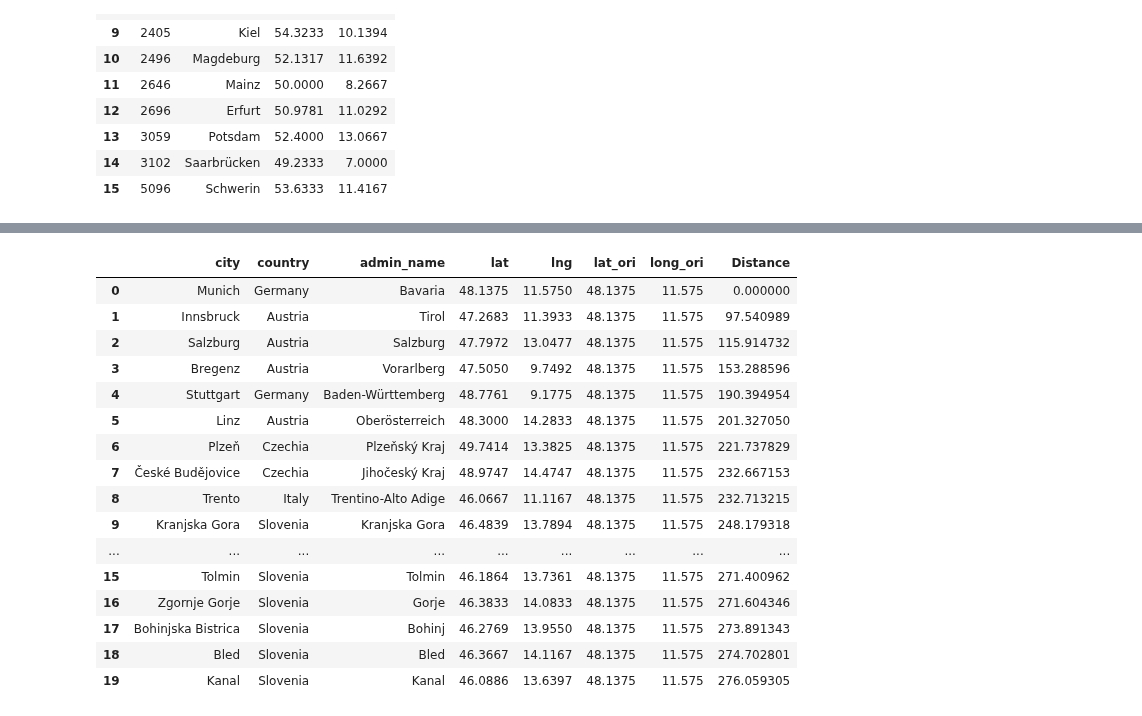
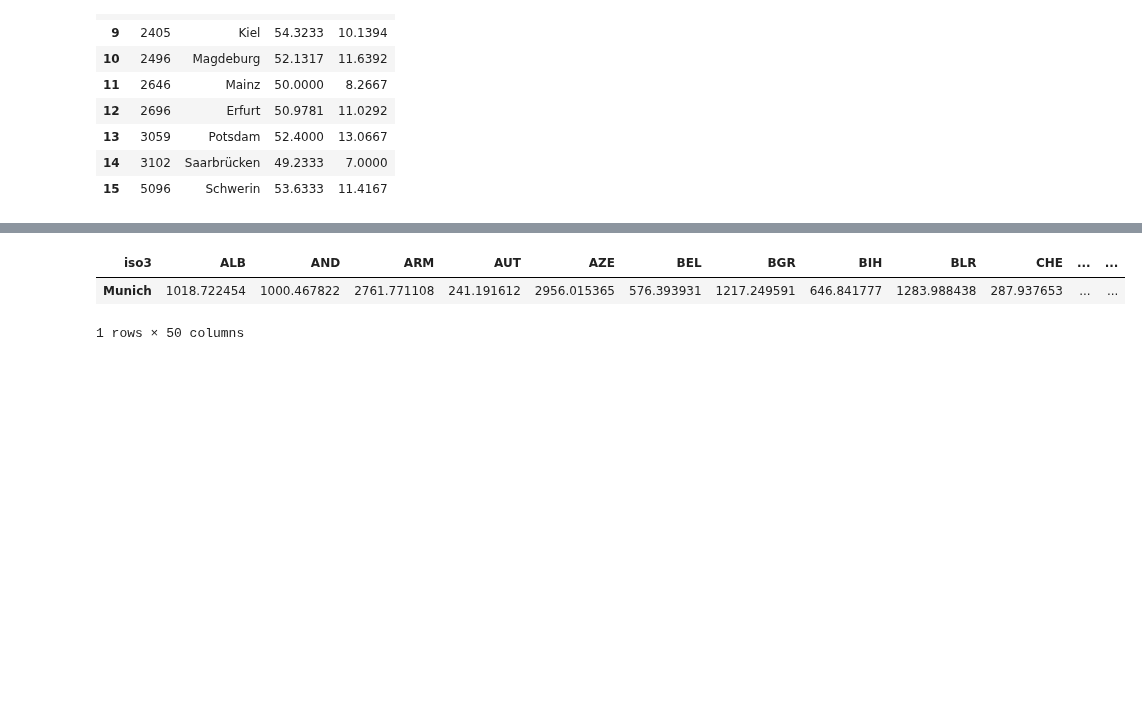
Before and after one commit to Alvaroguijarro97/ML_Group_Project, a Jupyter notebook: Data_Geography_v2.ipynb, the cells around one changed output, grey strips where cells are left out. Cells and saved outputs as stored; diff of their text form; code cells hidden in the pictures; blank space fills up the shorter version.

```diff
--- a/Data_Geography_v2.ipynb
+++ b/Data_Geography_v2.ipynb
@@ -63,7 +63,6 @@ The "world cities" data set contains information of over 4 million unique cities
 More information regarding this dataset can be found in: https://simplemaps.com/data/world-cities
 # %%
 # Download the list of the EU countries
-!pip install countrygroups
-from countrygroups import EUROPEAN_UNION
-EUROPEAN_UNION
+uploaded_names = files.upload()
+europe_names = pd.read_csv('naming_convention.csv')
 # %% [output]
@@ -94,27 +71,5 @@ Successfully installed countrygroups-0.13.0 shortcountrynames-0.10.0
 # %%
 # (NOTE) Do the list of every european country in the abortion atlas
-Europe = ['AUT','BEL','BGR','CYP',
- 'CZE',
- 'DEU',
- 'DNK',
- 'ESP',
- 'EST',
- 'FIN',
- 'FRA',
- 'GRC',
- 'HRV',
- 'HUN',
- 'IRL',
- 'ITA',
- 'LTU',
- 'LUX',
- 'LVA',
- 'MLT',
- 'NLD',
- 'POL',
- 'PRT',
- 'ROU',
- 'SVK',
- 'SVN',
- 'SWE']
+Europe = europe_names['iso3']
+Europe
 # %% [output]
@@ -122,6 +93,6 @@ NameError: ignored
 # %%
 # Create a dataset only containing EU countries and their cities
-eu_countries = geography_data[geography_data.iso3.isin(EUROPEAN_UNION)]
+eu_countries = geography_data[geography_data.iso3.isin(Europe)]
 eu_countries = eu_countries[(eu_countries.capital == 'admin') | (eu_countries.capital == 'primary')]
 eu_countries.info()
 eu_countries.sort_values(by='population', ascending = False).head(25)
@@ -292,40 +236,28 @@ Hamburg_Distance.head(20)
 # %%
 #Munich 3
 #Create a Dataframe for each German State Capital City and calculate the distance between every European state Capital
-Munich_Distance = eu_countries[['city','country','admin_name','lat','lng']].copy().reset_index(drop='True')
+Munich_Distance = eu_countries[['city','country','iso3','admin_name','lat','lng']].copy().reset_index(drop='True')
 
 #Get the coordinates of the German State Capital City
 long_ori = germany[germany['city'] == 'Munich'][['lng']]
 long_ori= long_ori['lng'].iat[0]
 lat_ori = germany[germany['city'] == 'Munich'][['lat']]
 lat_ori= lat_ori['lat'].iat[0]
 Munich_Distance["lat_ori"] = lat_ori
 Munich_Distance["long_ori"] = long_ori
 #Calculate the distance between cities
 Munich_Distance["Distance"] = haversine_vectorize(Munich_Distance['lng'],
                                                   Munich_Distance['lat'],
                                                   Munich_Distance['long_ori'],
                                                   Munich_Distance['lat_ori'])
 Munich_Distance = Munich_Distance.sort_values(by = 'Distance').reset_index(drop='True')
-Munich_Distance.head(20)
+Dis_Mun = Munich_Distance.groupby(['iso3']).mean(['distance']).sort_values(by = 'Distance').drop(columns = ['lat','lng','lat_ori','long_ori'])
+Dis_Mun = Dis_Mun.rename(columns = {"Distance":"Munich"}).pivot_table(columns = "iso3")
+Dis_Mun
 # %% [output]
-|  | city | country | admin_name | lat | lng | lat_ori | long_ori | Distance |
-| 0 | Munich | Germany | Bavaria | 48.1375 | 11.5750 | 48.1375 | 11.575 | 0.000000 |
-| 1 | Innsbruck | Austria | Tirol | 47.2683 | 11.3933 | 48.1375 | 11.575 | 97.540989 |
-| 2 | Salzburg | Austria | Salzburg | 47.7972 | 13.0477 | 48.1375 | 11.575 | 115.914732 |
-| 3 | Bregenz | Austria | Vorarlberg | 47.5050 | 9.7492 | 48.1375 | 11.575 | 153.288596 |
-| 4 | Stuttgart | Germany | Baden-Württemberg | 48.7761 | 9.1775 | 48.1375 | 11.575 | 190.394954 |
-| 5 | Linz | Austria | Oberösterreich | 48.3000 | 14.2833 | 48.1375 | 11.575 | 201.327050 |
-| 6 | Plzeň | Czechia | Plzeňský Kraj | 49.7414 | 13.3825 | 48.1375 | 11.575 | 221.737829 |
-| 7 | České Budějovice | Czechia | Jihočeský Kraj | 48.9747 | 14.4747 | 48.1375 | 11.575 | 232.667153 |
-| 8 | Trento | Italy | Trentino-Alto Adige | 46.0667 | 11.1167 | 48.1375 | 11.575 | 232.713215 |
-| 9 | Kranjska Gora | Slovenia | Kranjska Gora | 46.4839 | 13.7894 | 48.1375 | 11.575 | 248.179318 |
-| ... | ... | ... | ... | ... | ... | ... | ... | ... |
-| 15 | Tolmin | Slovenia | Tolmin | 46.1864 | 13.7361 | 48.1375 | 11.575 | 271.400962 |
-| 16 | Zgornje Gorje | Slovenia | Gorje | 46.3833 | 14.0833 | 48.1375 | 11.575 | 271.604346 |
-| 17 | Bohinjska Bistrica | Slovenia | Bohinj | 46.2769 | 13.9550 | 48.1375 | 11.575 | 273.891343 |
-| 18 | Bled | Slovenia | Bled | 46.3667 | 14.1167 | 48.1375 | 11.575 | 274.702801 |
-| 19 | Kanal | Slovenia | Kanal | 46.0886 | 13.6397 | 48.1375 | 11.575 | 276.059305 |
+| iso3 | ALB | AND | ARM | AUT | AZE | BEL | BGR | BIH | BLR | CHE | ... | ... |
+| Munich | 1018.722454 | 1000.467822 | 2761.771108 | 241.191612 | 2956.015365 | 576.393931 | 1217.249591 | 646.841777 | 1283.988438 | 287.937653 | ... | ... |
+1 rows × 50 columns
 # %%
 #Düsseldorf 4
 #Create a Dataframe for each German State Capital City and calculate the distance between every European state Capital
```
Also changed, not shown: parts of 20 cells of this notebook.
